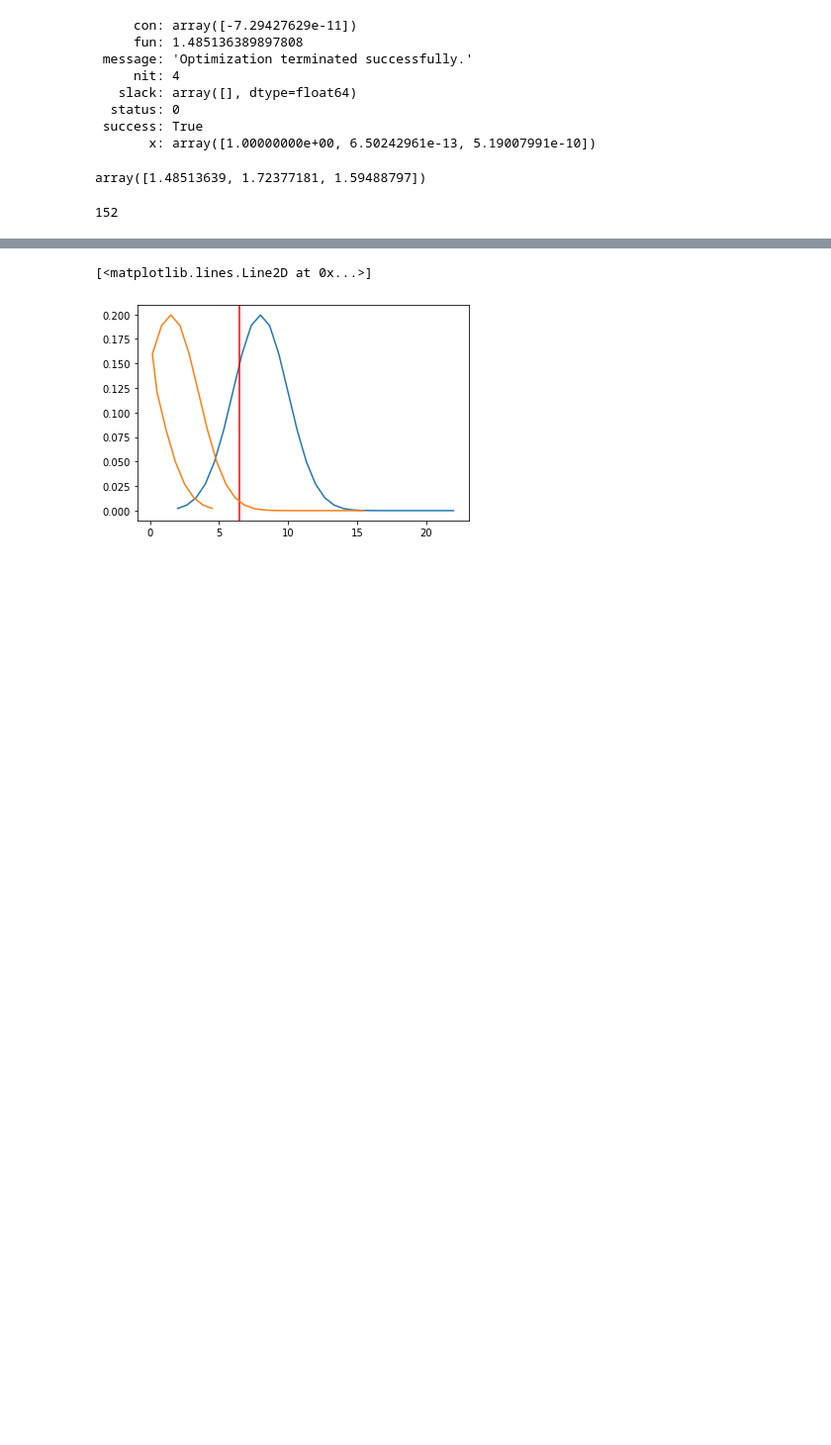
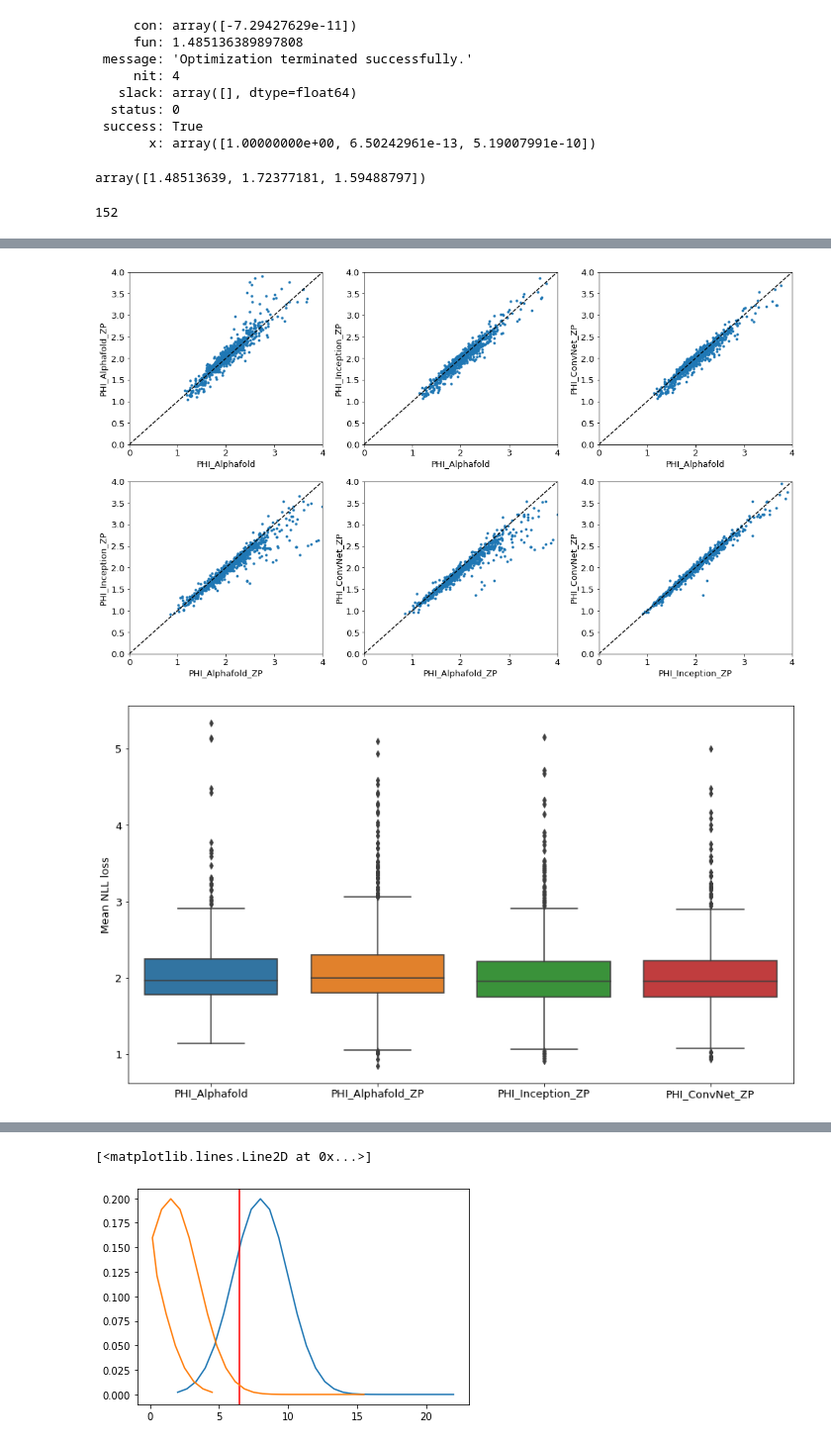
Before and after one commit to andynet/protein_folding, a Jupyter notebook: scripts/val_test_data_analysis.ipynb, the cells around one changed output, grey strips where cells are left out. Shown at 99% size. Saved outputs shown, nothing was run; the diff lists cells and outputs as text; code cells hidden in the pictures; blank space fills up the shorter version.

```diff
--- a/scripts/val_test_data_analysis.ipynb
+++ b/scripts/val_test_data_analysis.ipynb
@@ -241,0 +294,5 @@ plt.savefig('../plots/models_validation_distogram_losses.png')
+# %%
+loss_plots('PHI', '../plots/model_comparisons')
+# %% [output]
+[figure, added]
+[figure, added]
```
Also changed, not shown: parts of 13 cells of this notebook, 7 other files.
